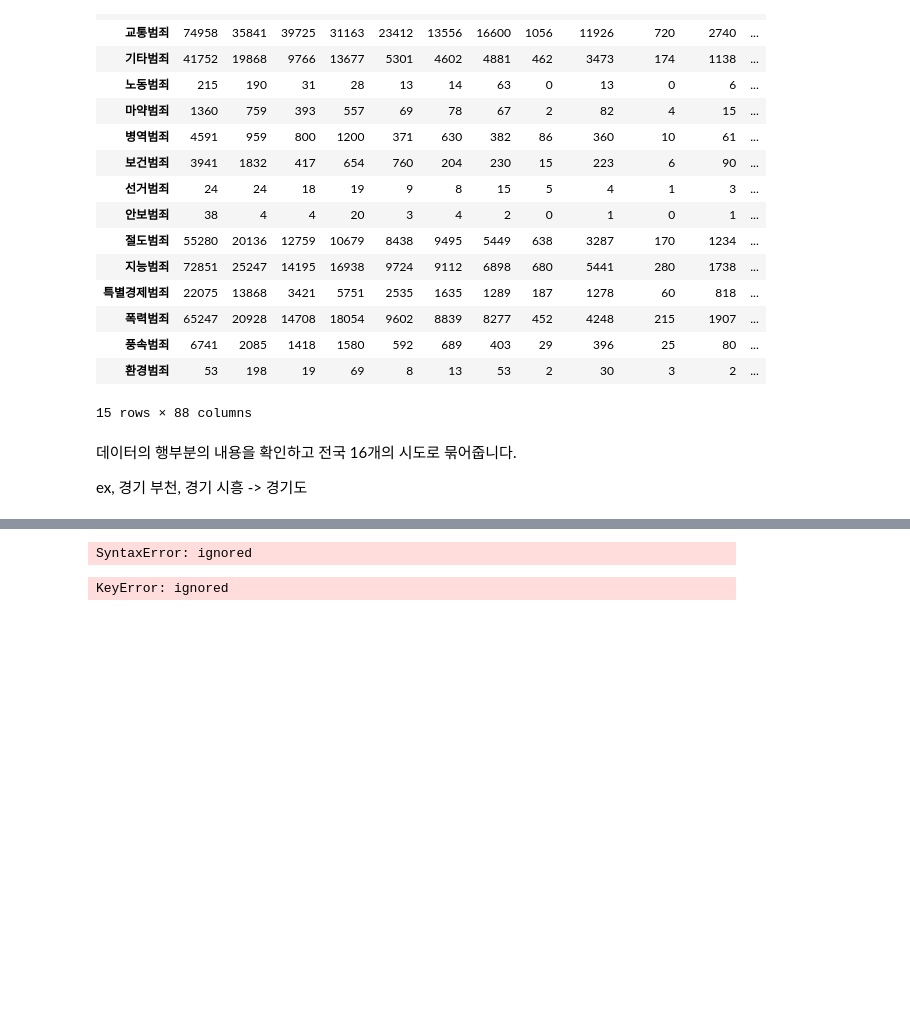
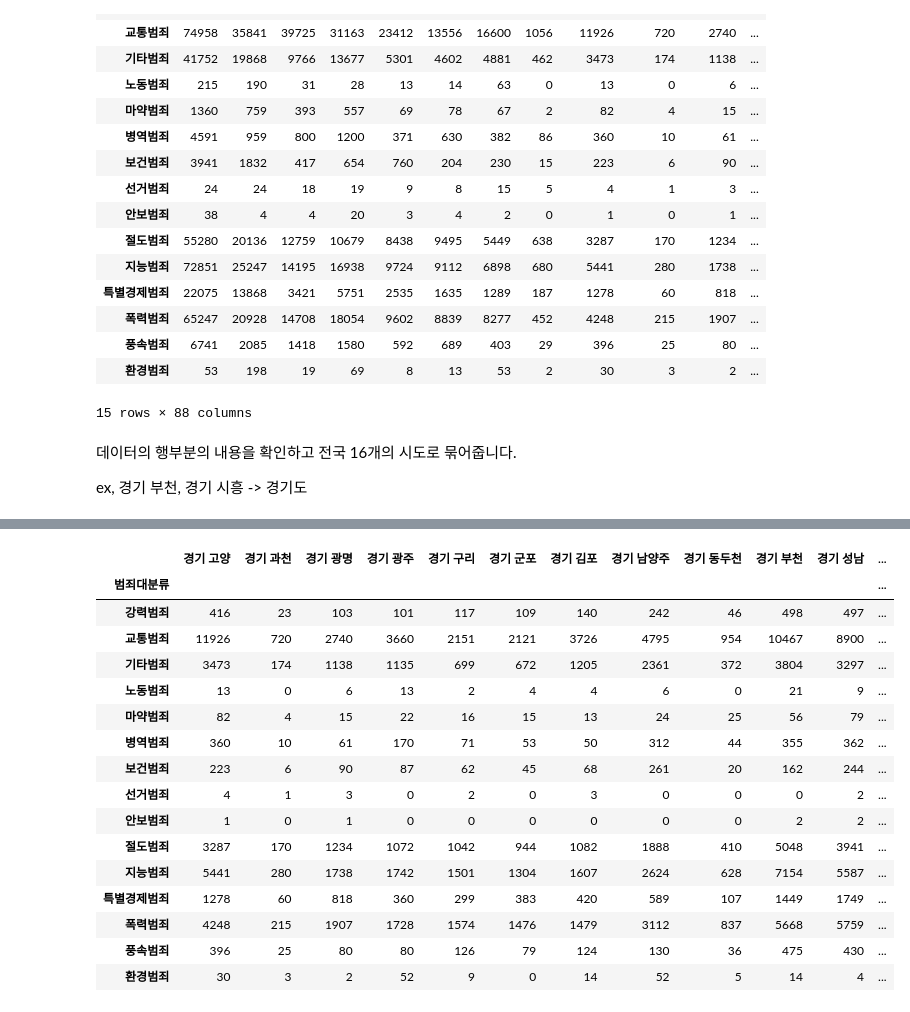
Before and after one commit to yunju-m/DAP, a Jupyter notebook: project.ipynb, the cells around one changed output, grey strips where cells are left out. Drawn from its saved outputs; the diff is of its cells as text; code cells hidden in the pictures; blank space fills up the shorter version.

```diff
--- a/project.ipynb
+++ b/project.ipynb
@@ -81,10 +81,26 @@ Index(['서울', '부산', '대구', '인천', '광주', '대전', '울산', '
       dtype='object')
-# %%
-Gyeonggido = data.groupby(['경기 고양':'경기 화성'])
-# %% [output]
-SyntaxError: ignored
-# %%
-groups = Gyeonggido.groupby('범죄대분류')
-groups.size()
-# %% [output]
-KeyError: ignored
+# %%
+Gyeonggido = data.loc[:,['경기 고양', '경기 과천', '경기 광명', '경기 광주','경기 구리', '경기 군포', '경기 김포', '경기 남양주', '경기 동두천',
+       '경기 부천', '경기 성남', '경기 수원', '경기 시흥', '경기 안산', '경기 안성', '경기 안양', '경기 양주',
+       '경기 여주', '경기 오산', '경기 용인', '경기 의왕', '경기 의정부', '경기 이천', '경기 파주', '경기 평택',
+       '경기 포천', '경기 하남', '경기 화성']]
+# %%
+Gyeonggido.groupby('범죄대분류').sum()
+# %% [output]
+|  | 경기 고양 | 경기 과천 | 경기 광명 | 경기 광주 | 경기 구리 | 경기 군포 | 경기 김포 | 경기 남양주 | 경기 동두천 | 경기 부천 | 경기 성남 | ... |
+| 범죄대분류 |  |  |  |  |  |  |  |  |  |  |  | ... |
+| 강력범죄 | 416 | 23 | 103 | 101 | 117 | 109 | 140 | 242 | 46 | 498 | 497 | ... |
+| 교통범죄 | 11926 | 720 | 2740 | 3660 | 2151 | 2121 | 3726 | 4795 | 954 | 10467 | 8900 | ... |
+| 기타범죄 | 3473 | 174 | 1138 | 1135 | 699 | 672 | 1205 | 2361 | 372 | 3804 | 3297 | ... |
+| 노동범죄 | 13 | 0 | 6 | 13 | 2 | 4 | 4 | 6 | 0 | 21 | 9 | ... |
+| 마약범죄 | 82 | 4 | 15 | 22 | 16 | 15 | 13 | 24 | 25 | 56 | 79 | ... |
+| 병역범죄 | 360 | 10 | 61 | 170 | 71 | 53 | 50 | 312 | 44 | 355 | 362 | ... |
+| 보건범죄 | 223 | 6 | 90 | 87 | 62 | 45 | 68 | 261 | 20 | 162 | 244 | ... |
+| 선거범죄 | 4 | 1 | 3 | 0 | 2 | 0 | 3 | 0 | 0 | 0 | 2 | ... |
+| 안보범죄 | 1 | 0 | 1 | 0 | 0 | 0 | 0 | 0 | 0 | 2 | 2 | ... |
+| 절도범죄 | 3287 | 170 | 1234 | 1072 | 1042 | 944 | 1082 | 1888 | 410 | 5048 | 3941 | ... |
+| 지능범죄 | 5441 | 280 | 1738 | 1742 | 1501 | 1304 | 1607 | 2624 | 628 | 7154 | 5587 | ... |
+| 특별경제범죄 | 1278 | 60 | 818 | 360 | 299 | 383 | 420 | 589 | 107 | 1449 | 1749 | ... |
+| 폭력범죄 | 4248 | 215 | 1907 | 1728 | 1574 | 1476 | 1479 | 3112 | 837 | 5668 | 5759 | ... |
+| 풍속범죄 | 396 | 25 | 80 | 80 | 126 | 79 | 124 | 130 | 36 | 475 | 430 | ... |
+| 환경범죄 | 30 | 3 | 2 | 52 | 9 | 0 | 14 | 52 | 5 | 14 | 4 | ... |
```
Also changed, not shown: parts of 3 cells of this notebook.
